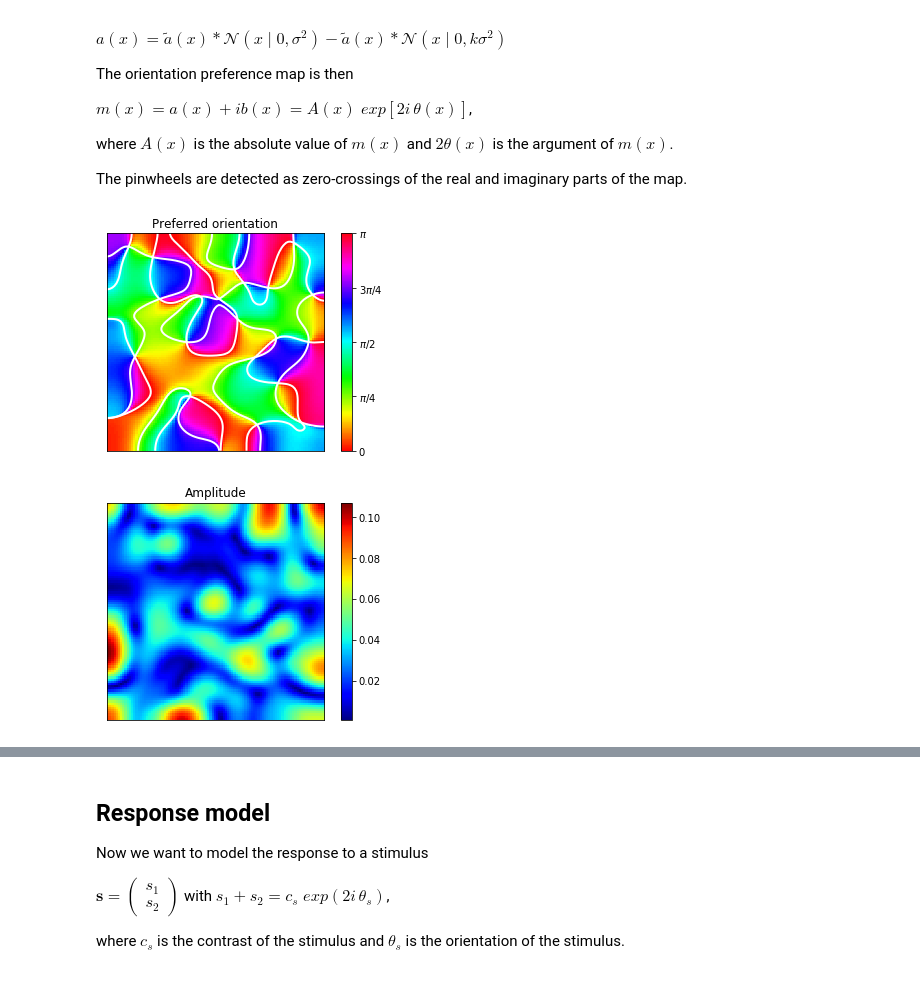
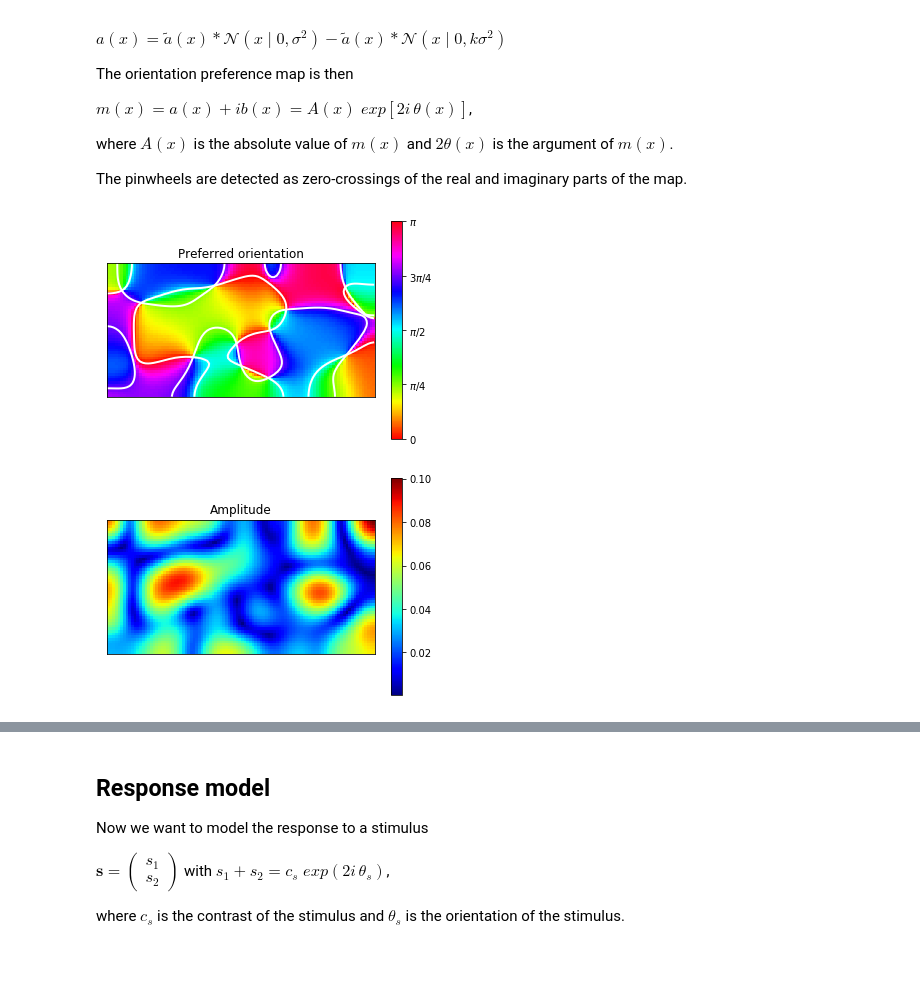
Before and after one commit to mackelab/gp-maps-python, a Jupyter notebook: OPM.ipynb, the cells around one changed output, grey strips where cells are left out. Drawn from its saved outputs; the diff is of its cells as text; code cells hidden in the pictures.

```diff
--- a/OPM.ipynb
+++ b/OPM.ipynb
@@ -28,17 +28,17 @@ where $A(x)$ is the absolute value of $m(x)$ and $2 \theta(x)$ is the argument o
 
 The pinwheels are detected as zero-crossings of the real and imaginary parts of the map.
 # %%
-m = make_opm(size=100, sigma=8.)
+m = make_opm(size=(50, 100), sigma=8.)
 
 f, ax = plot_opm(m)
 plot_pinwheels(m, ax)
 
 plt.show()
 
 f, ax = plot_amplitude_map(m)
 # %% [output]
-[figure, old version]
+[figure, new version]
-[figure, old version]
+[figure, new version]
 # %%
 def plot_orientation_histogram(m, weighted=False, bins=20, ax=None):
     if not ax:
```
Also changed, not shown: parts of 5 cells of this notebook, 1 other file.
